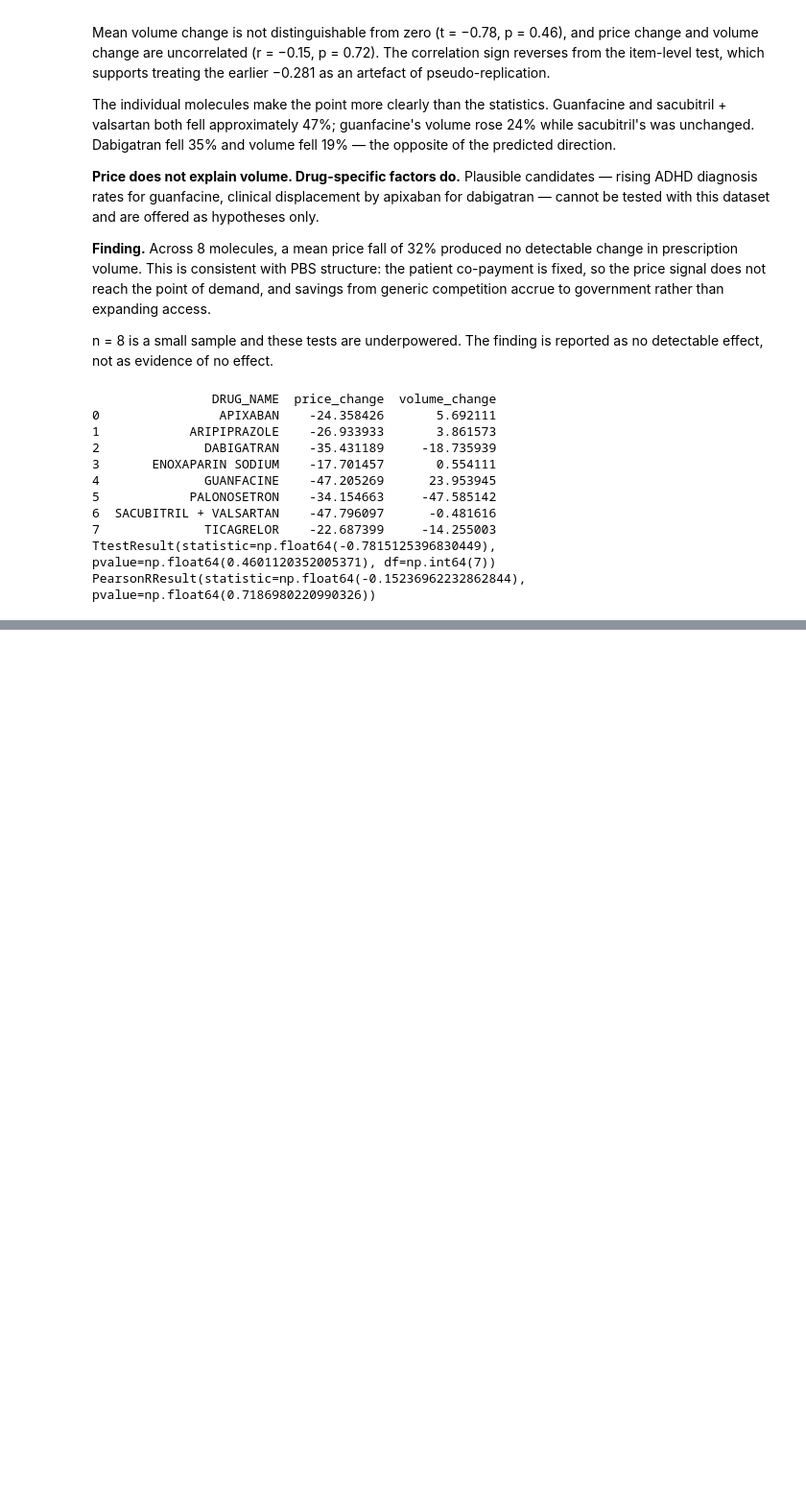
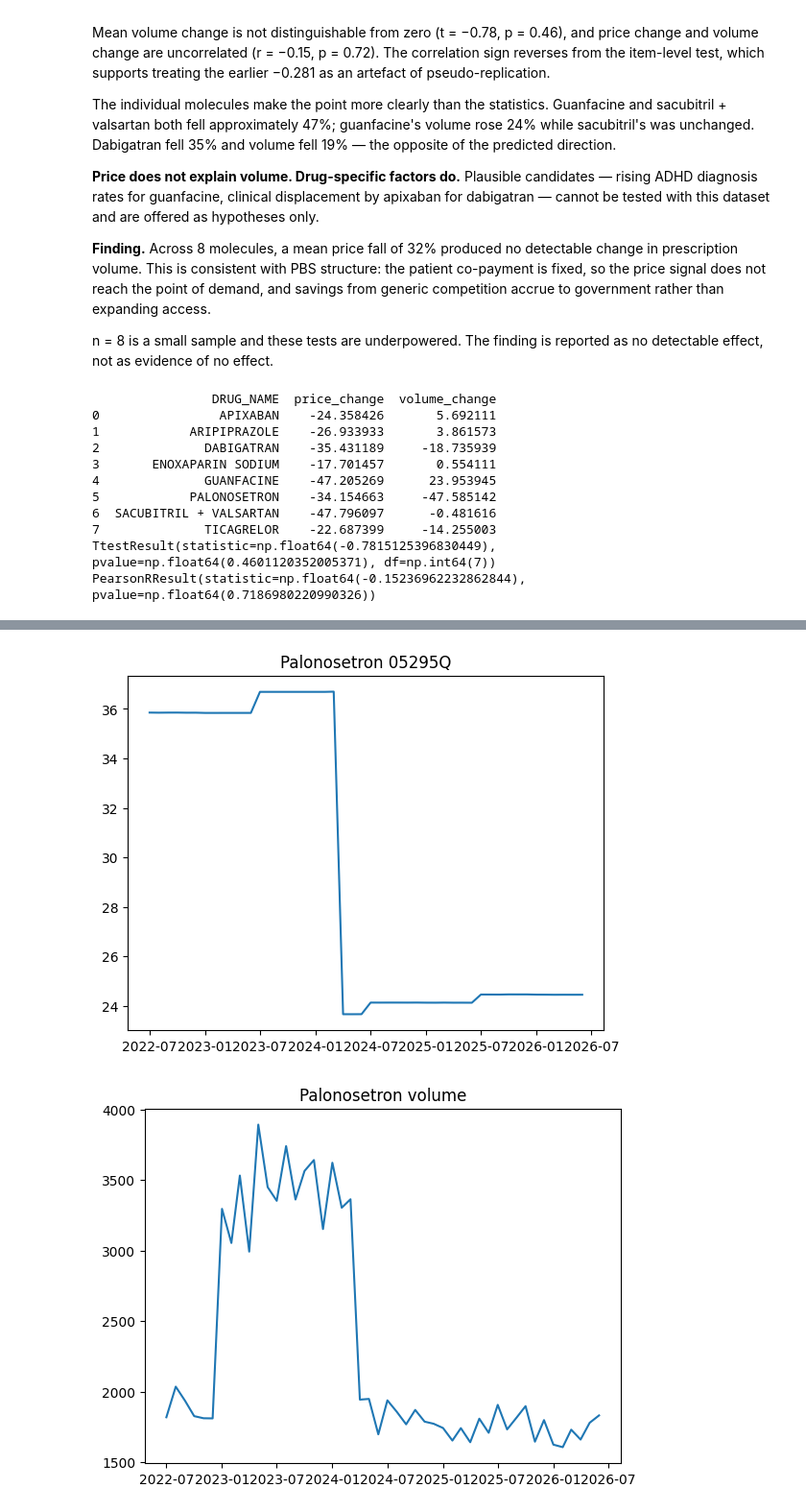
Before and after one commit to aryakamat01-sketch/pbs-generic-erosion, a Jupyter notebook: pbs_generic_erosion.ipynb, the cells around one changed output, grey strips where cells are left out. Shown at 96% size. Drawn from its saved outputs; the diff is of its cells as text; code cells hidden in the pictures; blank space fills up the shorter version.

Commit message:
add summary tables and sensitivity check

```diff
--- a/pbs_generic_erosion.ipynb
+++ b/pbs_generic_erosion.ipynb
@@ -578,3 +579,15 @@ print(stats.pearsonr(mol['price_change'], mol['volume_change']))
 7              TICAGRELOR    -22.687399     -14.255003
 TtestResult(statistic=np.float64(-0.7815125396830449), pvalue=np.float64(0.4601120352005371), df=np.int64(7))
 PearsonRResult(statistic=np.float64(-0.15236962232862844), pvalue=np.float64(0.7186980220990326))
+# %%
+summary = (ev.merge(labels, on='ITEM_CODE')
+             .merge(diag[['ITEM_CODE','share_of_decline','n_drops_5pct']], on='ITEM_CODE'))
+
+summary = summary[['DRUG_NAME','FORM/STRENGTH','ITEM_CODE','event_date',
+                   'pre_price','post_price','price_change',
+                   'pre_scripts','post_scripts','volume_change',
+                   'share_of_decline']]
+
+summary = summary.sort_values(['DRUG_NAME','FORM/STRENGTH']).round(2)
+print(summary.shape)
+summary
@@ -580,0 +613,9 @@ PearsonRResult(statistic=np.float64(-0.15236962232862844), pvalue=np.float64(0.7
+# %%
+summary[summary['DRUG_NAME'].isin(['APIXABAN','PALONOSETRON'])][['DRUG_NAME','FORM/STRENGTH','ITEM_CODE','pre_scripts','volume_change']]
+
+d = monthly[monthly['ITEM_CODE']=='05295Q'].sort_values('date')
+plt.plot(d['date'], d['cost_per_script']); plt.title('Palonosetron 05295Q'); plt.show()
+plt.plot(d['date'], d['scripts']); plt.title('Palonosetron volume'); plt.show()
+# %% [output]
+[figure, added]
+[figure, added]
```
Also changed, not shown: parts of 6 cells of this notebook.
